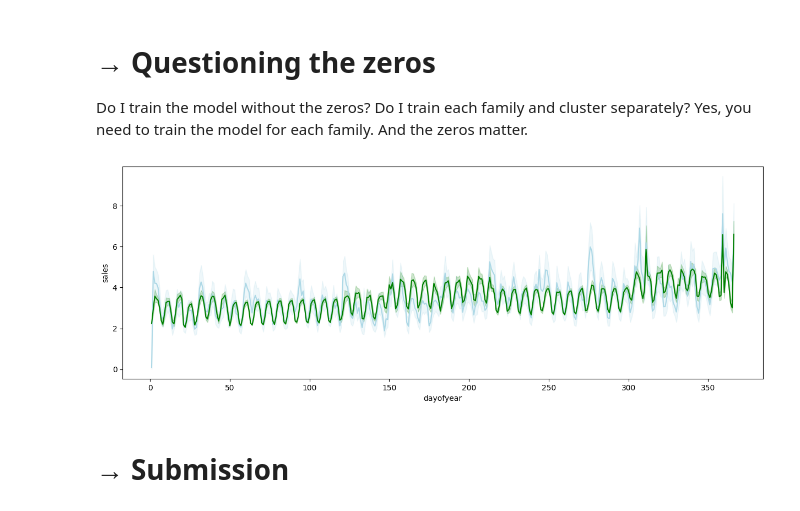
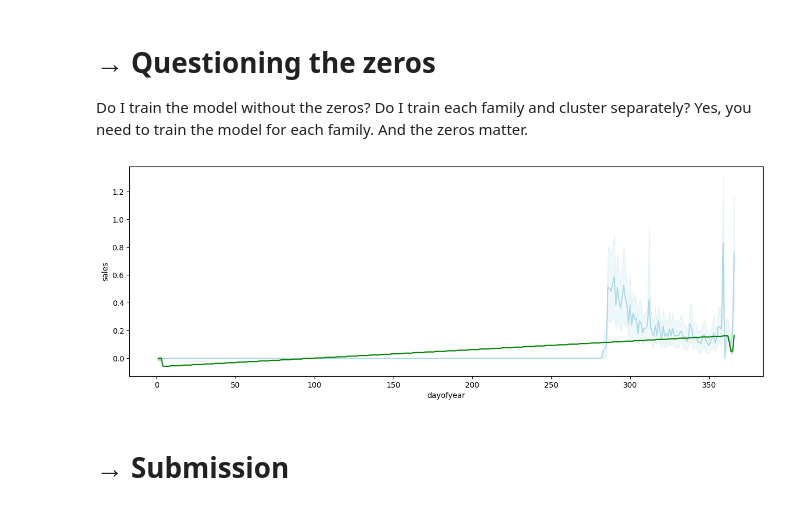
Before and after one commit to cmd-master/store-sales, a Jupyter notebook: store-sales.ipynb, the cells around one changed output. Saved outputs shown, nothing was run; the diff lists cells and outputs as text; code cells hidden in the pictures.

Commit message:
Kaggle Notebook | Store Sales. Linear Regression. [1.98395] | Version 33

```diff
--- a/store-sales.ipynb
+++ b/store-sales.ipynb
@@ -249,8 +249,4 @@ def makePredictions(d, m, p):
     x = p[mem].transform(d)
     return pd.Series(m[mem].predict(x))
 # %%
-# train['preds'] =
-g = train#.query('family == "GROCERY I" and store_type == "A"')
-
-g = g.groupby(['family', 'store_type']).apply(makePredictions, models, pipes).reset_index(drop=True)
-g
+preds = train.groupby(['family', 'store_type']).apply(makePredictions, models, pipes)
@@ -270,11 +253,11 @@ Length: 2596374, dtype: float64
 # %%
-train['preds'] = train.groupby(['family', 'store_type']).apply(makePredictions, models, pipes).reset_index(drop=True)
+train['preds'] = preds.reset_index(drop=True)
 # %% [markdown]
 # → Residuals. Make orange closer to blue dots.
 # %%
 g = train.query('family == "GROCERY I" and store_type == "A"')
 x = g[target]
-y = g['preds']
+y = train['preds']
 sns.scatterplot(x=x,y=x);
 sns.scatterplot(x=x,y=y);
 # improve this. you are in the right direction.
@@ -316,21 +302,21 @@ Yes, you need to train the model for each family. And the zeros matter.
 # %%
 g = train
 g['preds'] = y
 
-g = g.query('family == "BEAUTY"')
+g = g.query('family == "BOOKS"')
 # g = g.query('store_type == "A"')
 # g = g.loc[g[target] != 0]
 g_pp = pipe.transform(g)
 g_model = LinearRegression()
 g_model.fit(g_pp, g[target])
 g['preds_nonzero'] = g_model.predict(g_pp)
 
 fig, ax = plt.subplots(figsize=(15,5))
 sns.lineplot(data=g, x='dayofyear', y=target, ax=ax, color='lightblue');
 # sns.lineplot(data=g, x='dayofyear', y='preds', ax=ax, color='orange');
 sns.lineplot(data=g, x='dayofyear', y='preds_nonzero', ax=ax, color='green');
 # %% [output]
-[figure, old version]
+[figure, new version]
 # %% [markdown]
 # → Submission
 # %%
```
Also changed, not shown: parts of 4 cells of this notebook.
